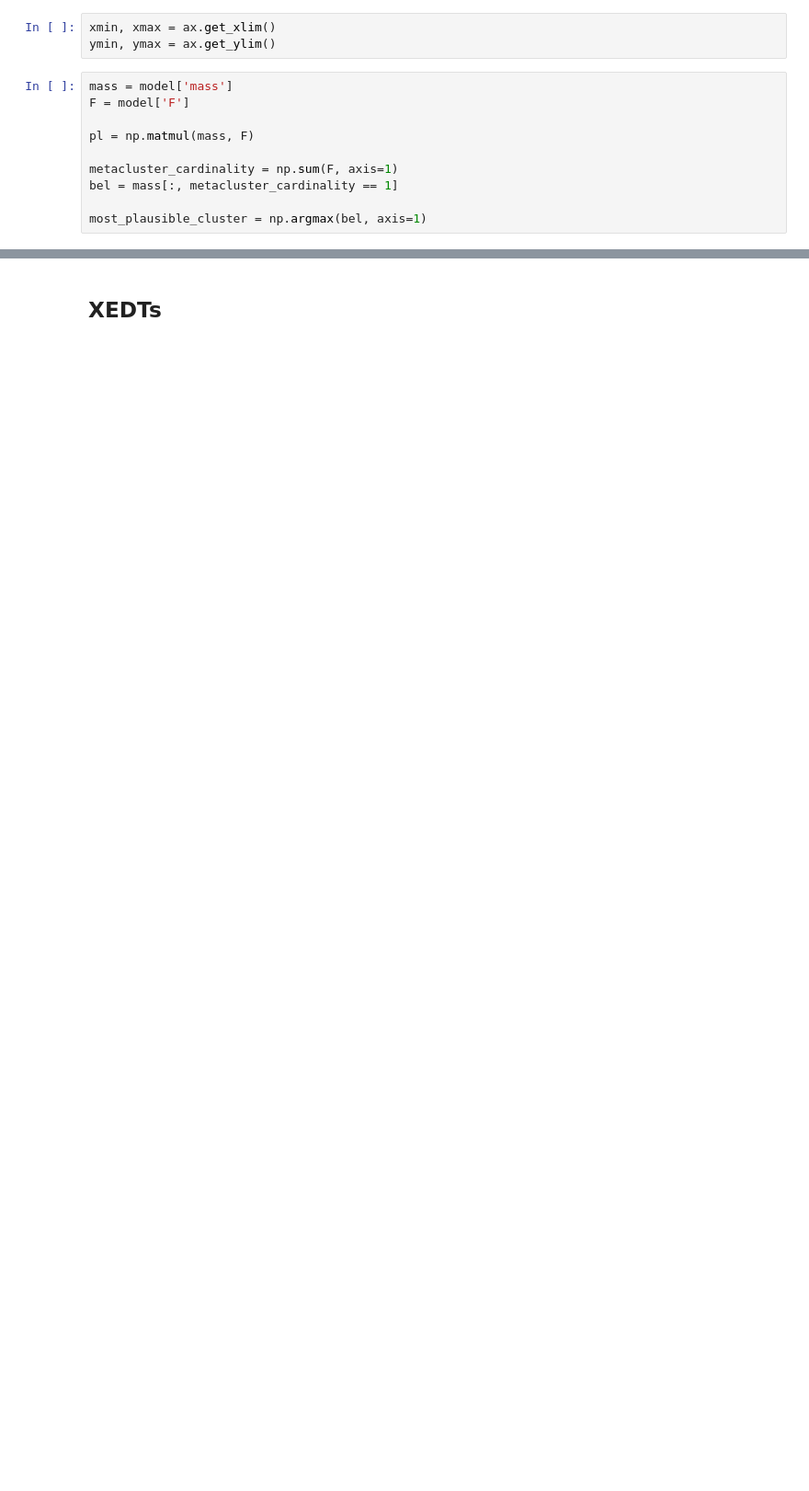
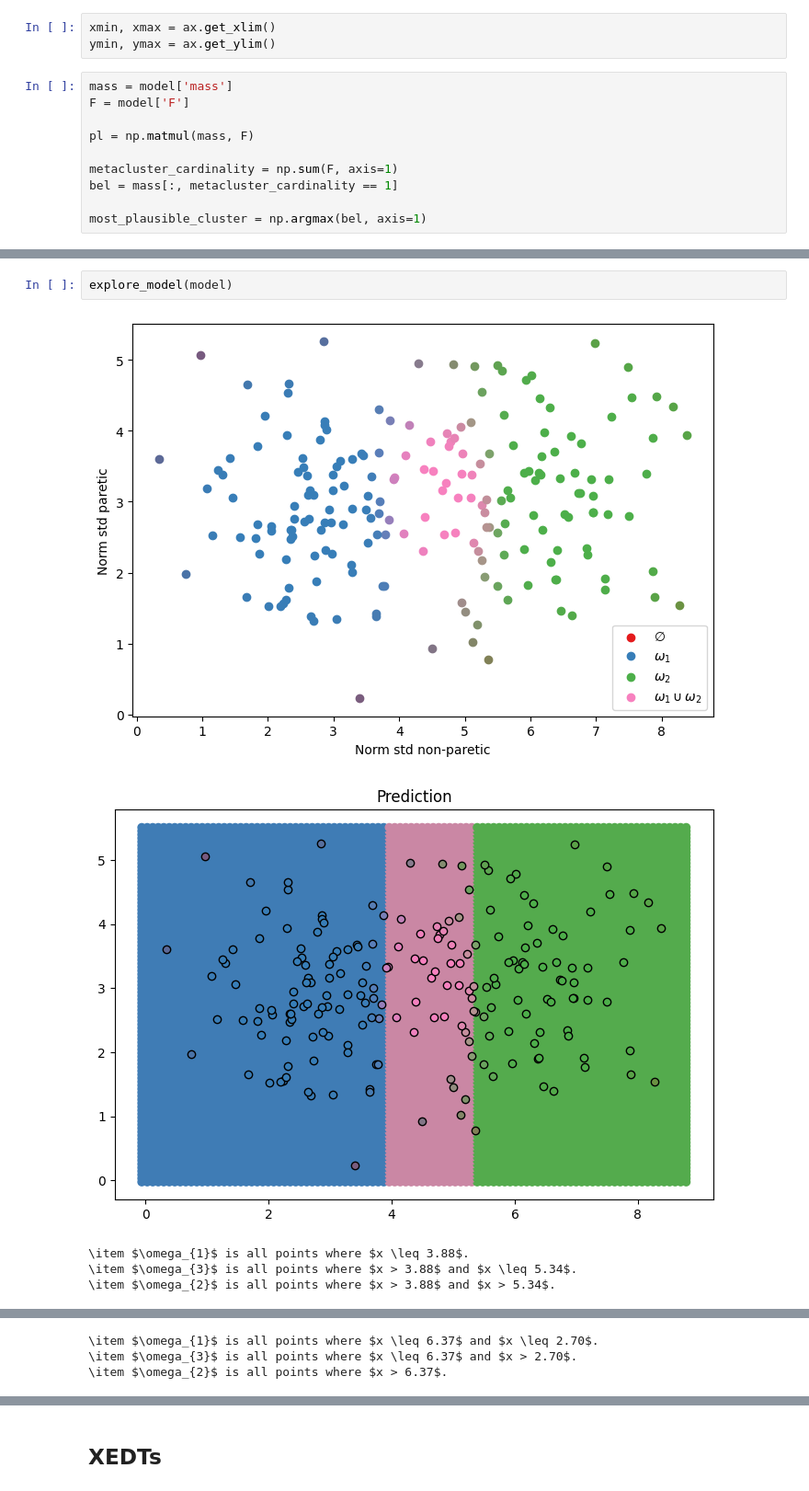
Before and after one commit to victorsouza89/iemm, a Jupyter notebook: xedt_clustering_synth.ipynb, the cells around one changed output, grey strips where cells are left out. Shown at 92% size. Saved outputs shown, nothing was run; the diff lists cells and outputs as text; blank space fills up the shorter version.

```diff
--- a/xedt_clustering_synth.ipynb
+++ b/xedt_clustering_synth.ipynb
@@ -105,0 +219,8 @@ most_plausible_cluster = np.argmax(bel, axis=1)
+# %%
+explore_model(model)
+# %% [output]
+[figure, added]
+[figure, added]
+\item $\omega_{1}$ is all points where $x \leq 3.88$.
+\item $\omega_{3}$ is all points where $x > 3.88$ and $x \leq 5.34$.
+\item $\omega_{2}$ is all points where $x > 3.88$ and $x > 5.34$.
@@ -105,0 +228,3 @@ most_plausible_cluster = np.argmax(bel, axis=1)
+\item $\omega_{1}$ is all points where $x \leq 6.37$ and $x \leq 2.70$.
+\item $\omega_{3}$ is all points where $x \leq 6.37$ and $x > 2.70$.
+\item $\omega_{2}$ is all points where $x > 6.37$.
```
Also changed, not shown: parts of 4 cells of this notebook, 6 other files.
